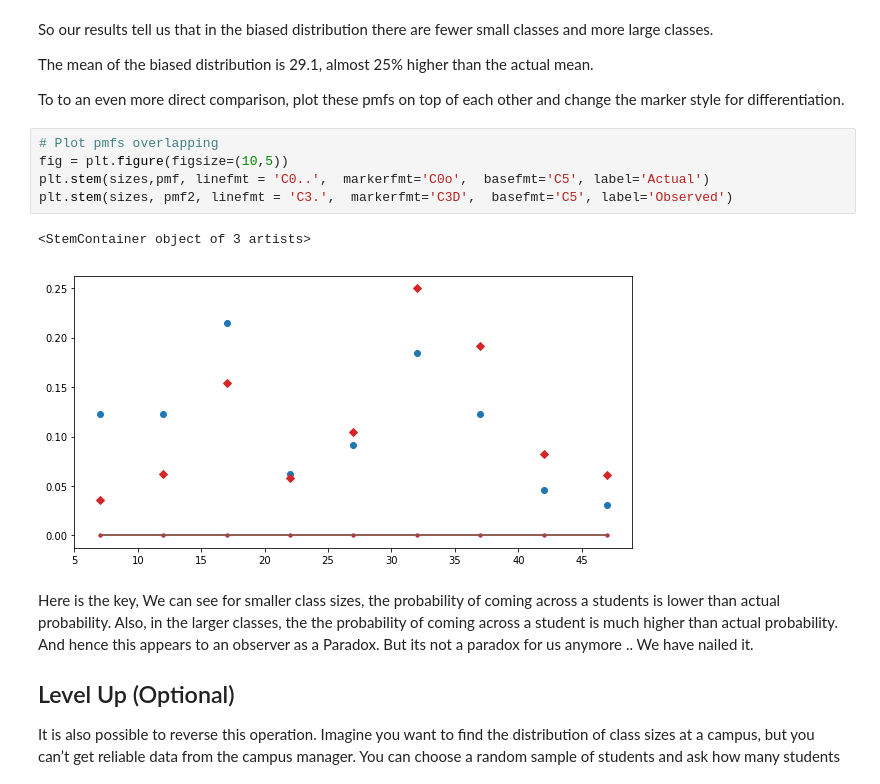
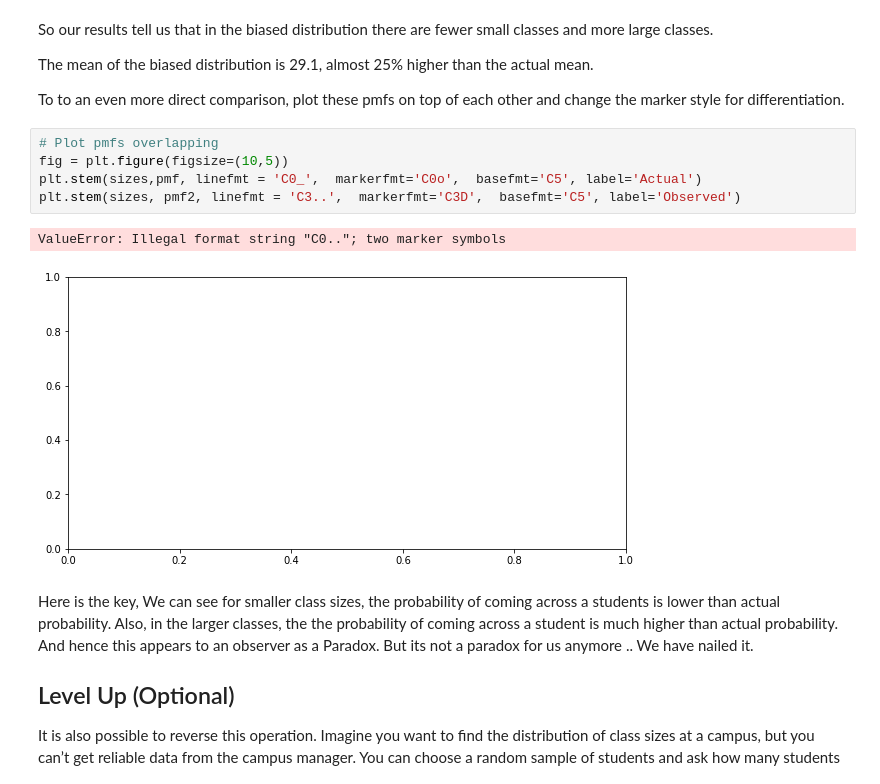
Before and after one commit to georgewillben/dsc-0-09-07-stats-pmf-lab-online-ds-pt-100118, a Jupyter notebook: index.ipynb, the cells around one changed output. Saved outputs shown, nothing was run; the diff lists cells and outputs as text.

```diff
--- a/index.ipynb
+++ b/index.ipynb
@@ -200,11 +200,11 @@ To to an even more direct comparison, plot these pmfs on top of each other and c
 # %%
 # Plot pmfs overlapping
 fig = plt.figure(figsize=(10,5))
-plt.stem(sizes,pmf, linefmt = 'C0..',  markerfmt='C0o',  basefmt='C5', label='Actual')
-plt.stem(sizes, pmf2, linefmt = 'C3.',  markerfmt='C3D',  basefmt='C5', label='Observed')
+plt.stem(sizes,pmf, linefmt = 'C0_',  markerfmt='C0o',  basefmt='C5', label='Actual')
+plt.stem(sizes, pmf2, linefmt = 'C3..',  markerfmt='C3D',  basefmt='C5', label='Observed')
 # %% [output]
-<StemContainer object of 3 artists>
+ValueError: Illegal format string "C0.."; two marker symbols
-[figure, old version]
+[figure, new version]
 # %% [markdown]
 Here is the key, We can see for smaller class sizes, the probability of coming across a students is lower than actual probability. Also, in the larger classes, the the probability of coming across a student is much higher than actual probability. And hence this appears to an observer as a Paradox. But its not a paradox for us anymore .. We have nailed it.
 
```
